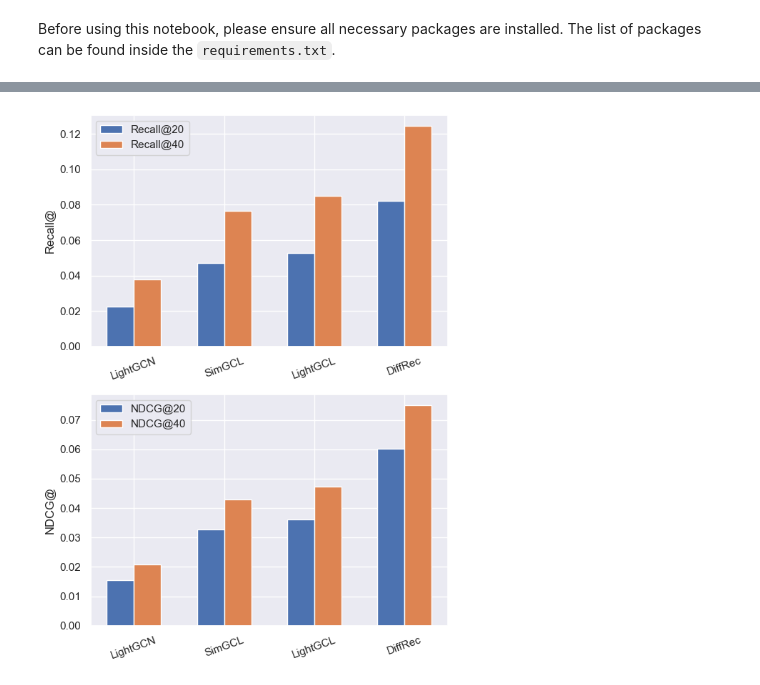
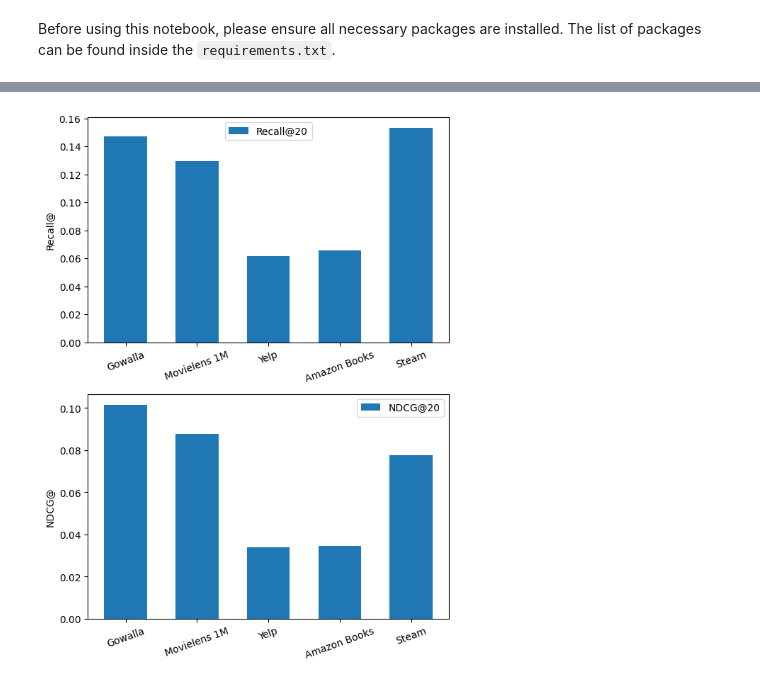
Before and after one commit to Sn-cpp/DiffRec-Gowalla-Tmall, a Jupyter notebook: DiffRec.ipynb, the cells around one changed output, grey strips where cells are left out. Drawn from its saved outputs; the diff is of its cells as text; code cells hidden in the pictures.

```diff
--- a/DiffRec.ipynb
+++ b/DiffRec.ipynb
@@ -143,2 +112,0 @@ If you have adjust the training configuration above, please wait for the trainin
-# %%
-topN = "[20, 40]"
@@ -273,0 +113,28 @@ df_tmall
+# %%
+import matplotlib.pyplot as plt
+import numpy as np
+import pandas as pd
+import seaborn as sns
+
+sns.set_theme(
+    style="darkgrid",
+    palette="deep",        # default seaborn colors (blue/orange)
+    context="notebook"     # scaling similar to your figure
+)
+
+plt.rcParams.update({
+    "figure.figsize": (6, 8),
+    "axes.titlesize": 12,
+    "axes.labelsize": 11,
+    "legend.fontsize": 10
+})
+# %%
+df = pd.DataFrame.from_dict(data_results, orient='index')
+
+df.index.name = "Datasets"
+
+# Averaging
+for column in df.columns:
+    df[column[:-1]] = df[column].apply(lambda col: np.mean(col))
+
+df
@@ -274,21 +149,20 @@ df_tmall
 # %%
-def plot_dataset(df: pd.DataFrame):
-    metrics = ['Recall@', 'NDCG@']
-
+def plot_dataset(df: pd.DataFrame, xlabel_mapping: dict = None):
+    xlabels = xlabel_mapping if xlabel_mapping is not None else df.index
     models = df.index
     x = np.arange(len(models))
 
     N_values = eval(topN)
     width = 0.6 / len(N_values)
-    fig, axs = plt.subplots(nrows=len(metrics), figsize=(6, 4 * len(metrics)))
+    fig, axs = plt.subplots(nrows=len(metrics_name), figsize=(6, 4 * len(metrics_name)))
 
-    for i, metric_name in enumerate(metrics):
+    for i, metric_name in enumerate(metrics_name):
         for j, n in enumerate(N_values):
             offset = (j - (len(N_values) - 1) / 2) * width
             axs[i].bar(x + offset, df[f'{metric_name}{n}'], width, label=f'{metric_name}{n}')
 
         axs[i].set_xticks(x)
-        axs[i].set_xticklabels(models, rotation=20)
+        axs[i].set_xticklabels([xlabels[model] for model in models], rotation=20)
 
         axs[i].set_ylabel(metric_name)
         axs[i].legend()
@@ -303,4 +173,4 @@ plot_dataset(df_gowalla)
-# %%
-plot_dataset(df_tmall)
-# %% [output]
-[figure, removed]
+# %%
+plot_dataset(df[metrics_cols], dict(zip(df.index, dataset_labels)))
+# %% [output]
+[figure, added]
```
Also changed, not shown: parts of 29 cells of this notebook, 33 other files.
